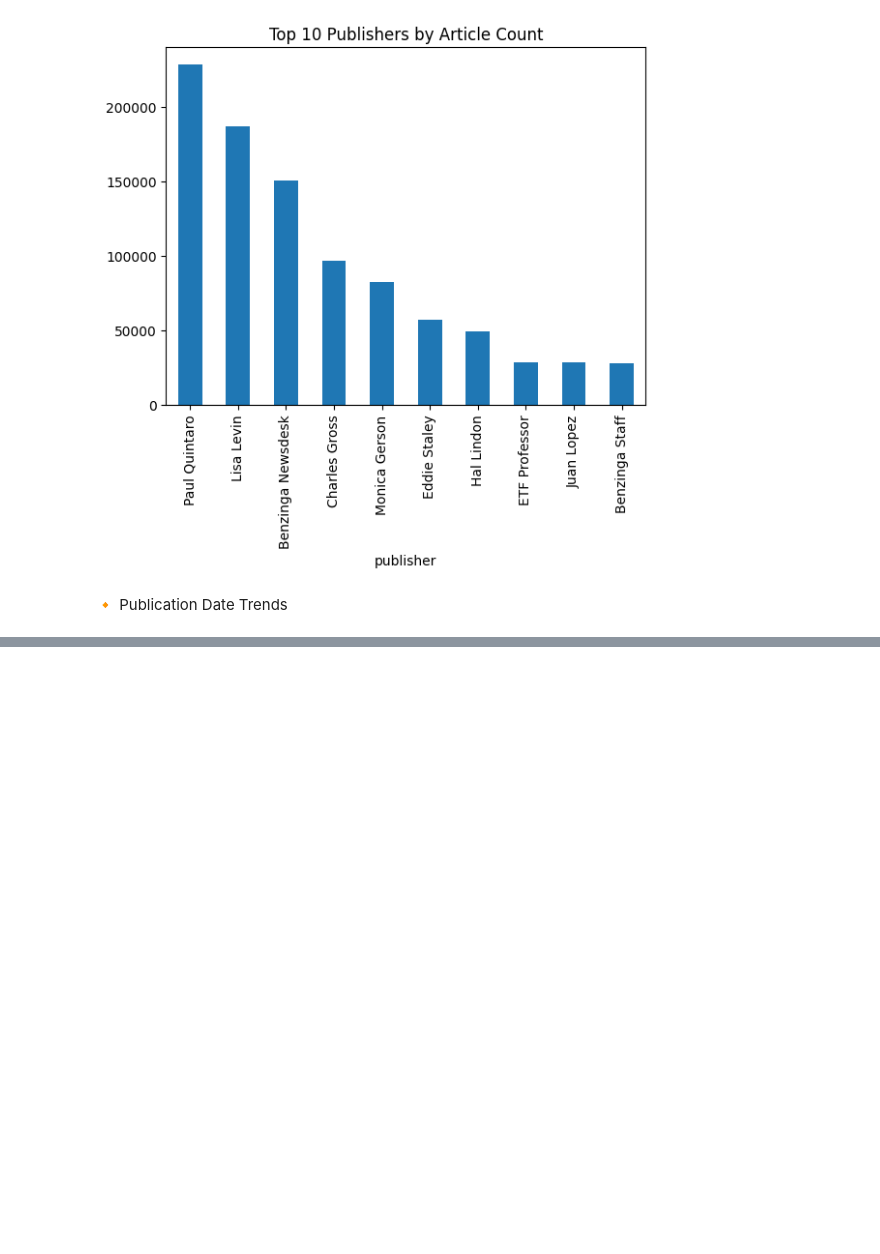
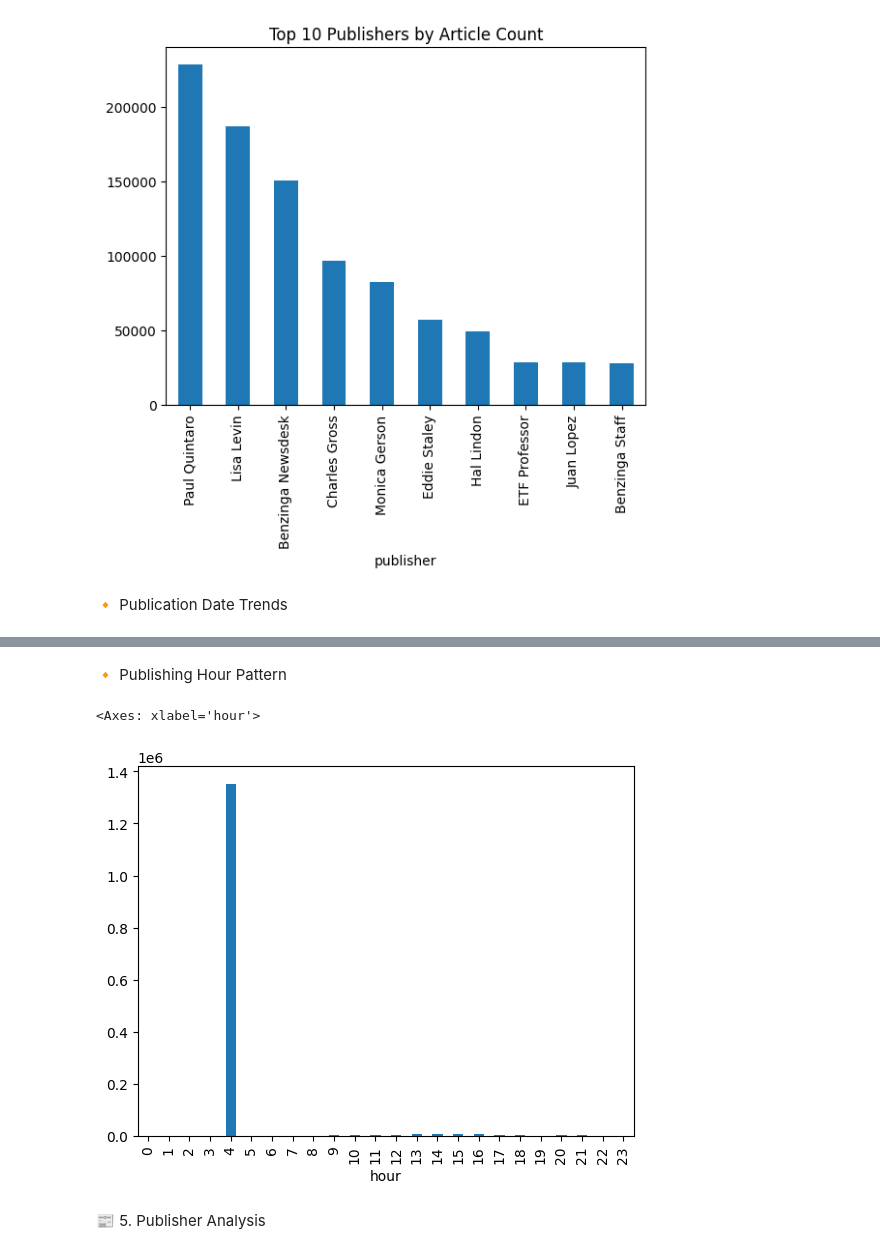
Before and after one commit to elbetel12/Week-1, a Jupyter notebook: notebooks/eda.ipynb, the cells around one changed output, grey strips where cells are left out. Saved outputs shown, nothing was run; the diff lists cells and outputs as text; code cells hidden in the pictures; blank space fills up the shorter version.

```diff
--- a/notebooks/eda.ipynb
+++ b/notebooks/eda.ipynb
@@ -73,0 +248,19 @@ df.dropna(subset=['date']).groupby('date').size().plot(figsize=(10,5), title='Ar
+# %% [markdown]
+🔸 Publishing Hour Pattern
+# %%
+# Extract hour from 'published_at' when available, otherwise use the DatetimeIndex
+if 'published_at' in df.columns:
+	# ensure datetime dtype (coerce errors) and normalize to UTC to be safe
+	df['published_at'] = pd.to_datetime(df['published_at'], errors='coerce', utc=True)
+	df['hour'] = df['published_at'].dt.hour
+else:
+	# the DataFrame index is already a DatetimeIndex (set earlier), so use it
+	df['hour'] = df.index.hour
+
+# Plot hourly publication distribution
+df['hour'].value_counts().sort_index().plot(kind="bar")
+# %% [output]
+<Axes: xlabel='hour'>
+[figure, added]
+# %% [markdown]
+📰 5. Publisher Analysis
```
Also changed, not shown: parts of 14 cells of this notebook, 1 other file.
